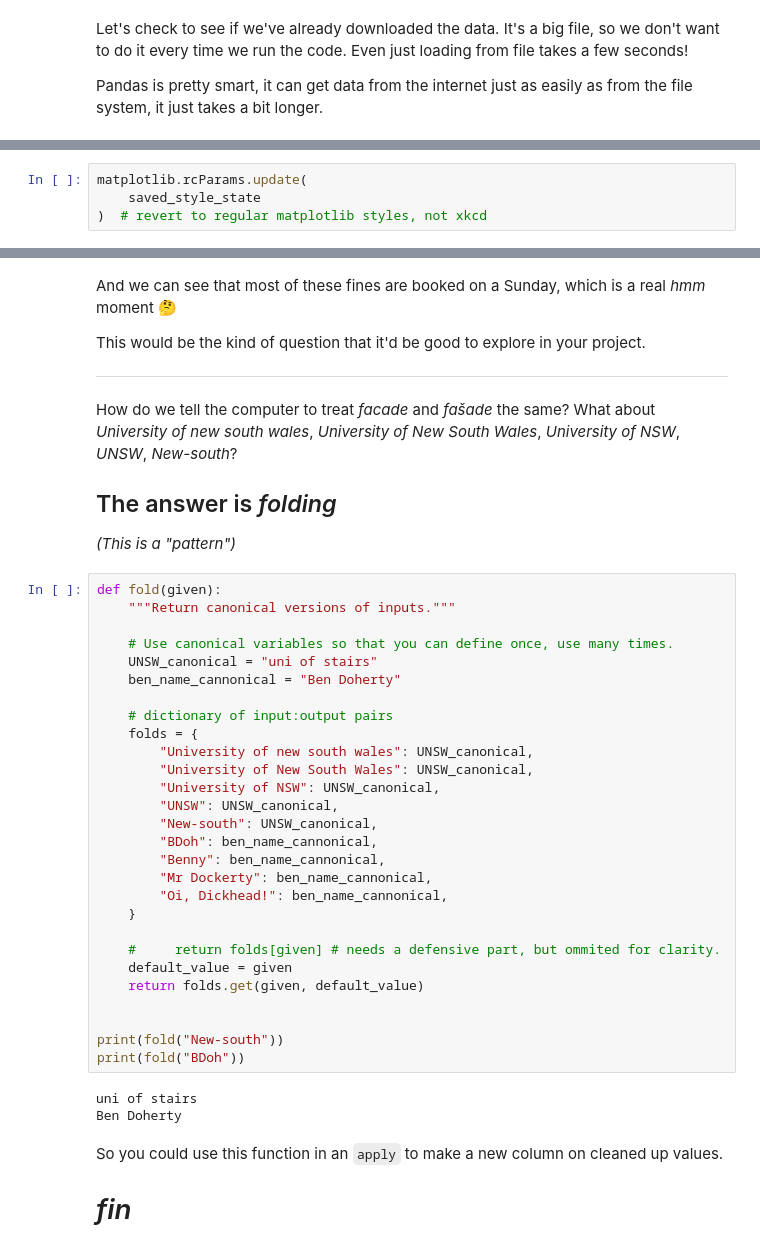
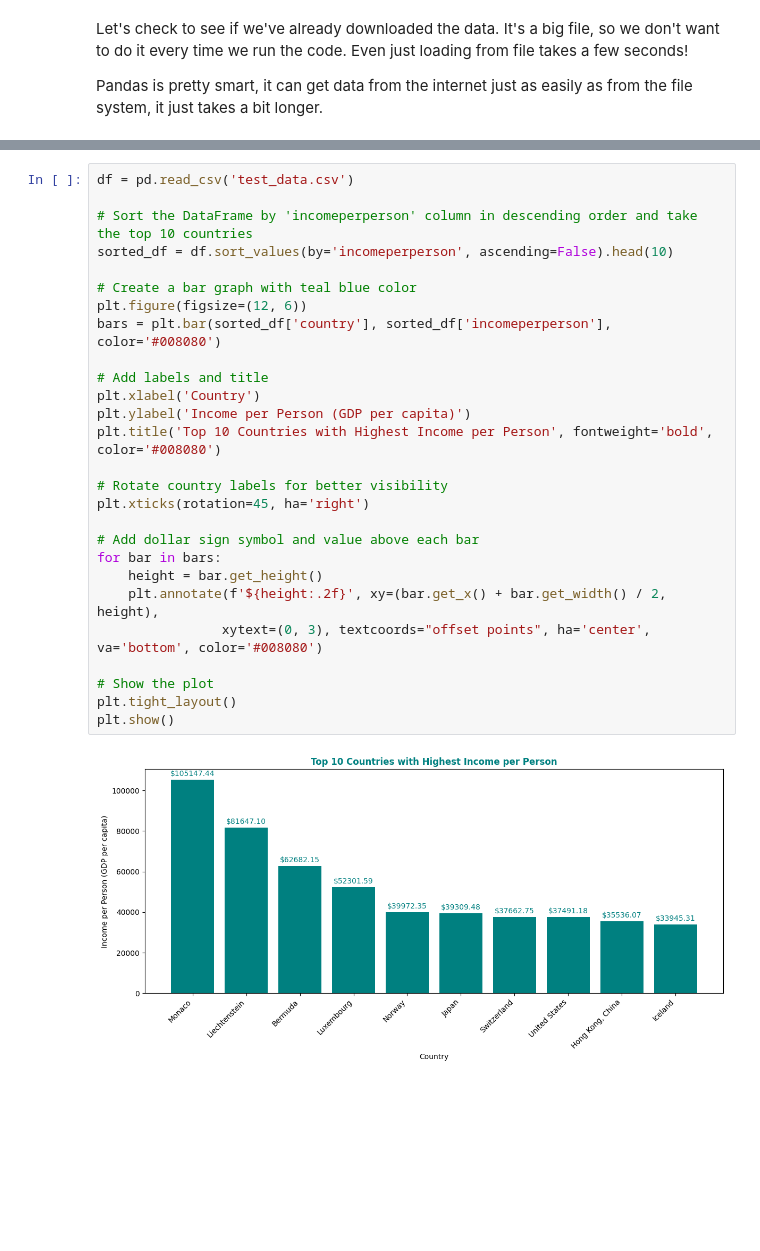
Before and after one commit to Rohaan-Adnan/me, a Jupyter notebook: assignment testing/basic_pandas testing.ipynb, the cells around one changed output, grey strips where cells are left out. Drawn from its saved outputs; the diff is of its cells as text; blank space fills up the shorter version.

Commit message:
testing data

```diff
--- a/assignment testing/basic_pandas testing.ipynb
+++ b/assignment testing/basic_pandas testing.ipynb
@@ -557,4 +38,0 @@ plt.show()
-# %%
-matplotlib.rcParams.update(
-    saved_style_state
-)  # revert to regular matplotlib styles, not xkcd
@@ -647,47 +39,29 @@ penalty_data.nice_day.value_counts().plot(kind="bar")
-# %% [markdown]
-And we can see that most of these fines are booked on a Sunday, which is a real _hmm_ moment 🤔
-
-This would be the kind of question that it'd be good to explore in your project.
-
----
-
-How do we tell the computer to treat _facade_ and _fašade_ the same? What about _University of new south wales_, _University of New South Wales_, _University of NSW_, _UNSW_, _New-south_?
-
-## The answer is _folding_
-
-_(This is a "pattern")_
-# %%
-def fold(given):
-    """Return canonical versions of inputs."""
-
-    # Use canonical variables so that you can define once, use many times.
-    UNSW_canonical = "uni of stairs"
-    ben_name_cannonical = "Ben Doherty"
-
-    # dictionary of input:output pairs
-    folds = {
-        "University of new south wales": UNSW_canonical,
-        "University of New South Wales": UNSW_canonical,
-        "University of NSW": UNSW_canonical,
-        "UNSW": UNSW_canonical,
-        "New-south": UNSW_canonical,
-        "BDoh": ben_name_cannonical,
-        "Benny": ben_name_cannonical,
-        "Mr Dockerty": ben_name_cannonical,
-        "Oi, Dickhead!": ben_name_cannonical,
-    }
-
-    #     return folds[given] # needs a defensive part, but ommited for clarity.
-    default_value = given
-    return folds.get(given, default_value)
-
-
-print(fold("New-south"))
-print(fold("BDoh"))
-# %% [output]
-uni of stairs
-Ben Doherty
-# %% [markdown]
-So you could use this function in an `apply` to make a new column on cleaned up values.
-
-# _fin_
+# %%
+df = pd.read_csv('test_data.csv')
+
+# Sort the DataFrame by 'incomeperperson' column in descending order and take the top 10 countries
+sorted_df = df.sort_values(by='incomeperperson', ascending=False).head(10)
+
+# Create a bar graph with teal blue color
+plt.figure(figsize=(12, 6))
+bars = plt.bar(sorted_df['country'], sorted_df['incomeperperson'], color='#008080')
+
+# Add labels and title
+plt.xlabel('Country')
+plt.ylabel('Income per Person (GDP per capita)')
+plt.title('Top 10 Countries with Highest Income per Person', fontweight='bold', color='#008080')
+
+# Rotate country labels for better visibility
+plt.xticks(rotation=45, ha='right')
+
+# Add dollar sign symbol and value above each bar
+for bar in bars:
+    height = bar.get_height()
+    plt.annotate(f'${height:.2f}', xy=(bar.get_x() + bar.get_width() / 2, height),
+                xytext=(0, 3), textcoords="offset points", ha='center', va='bottom', color='#008080')
+
+# Show the plot
+plt.tight_layout()
+plt.show()
+# %% [output]
+[figure, added]
```
Also changed, not shown: parts of 97 cells of this notebook.
